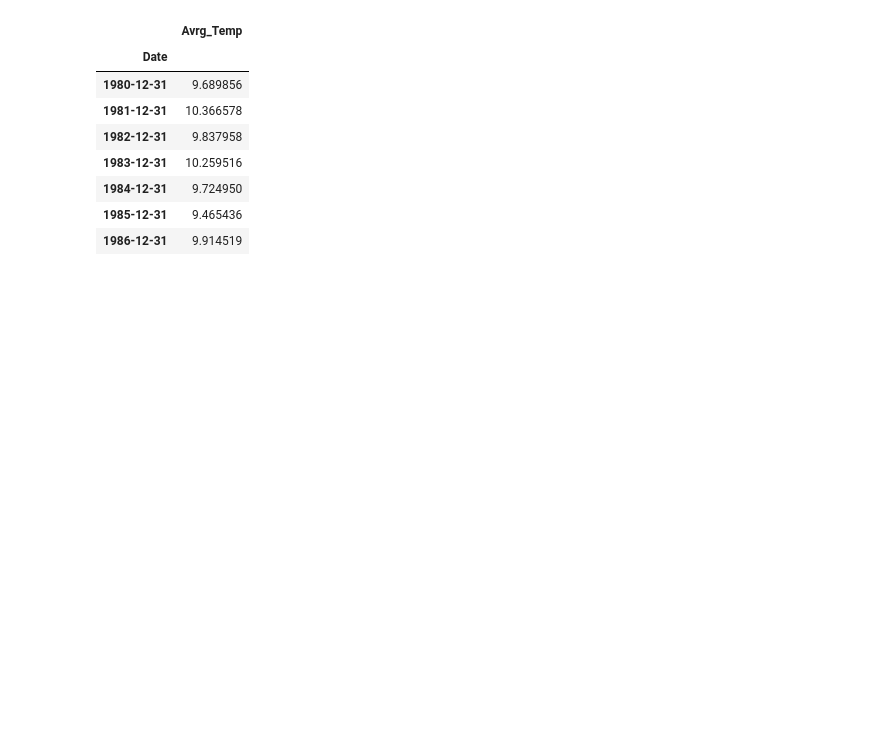
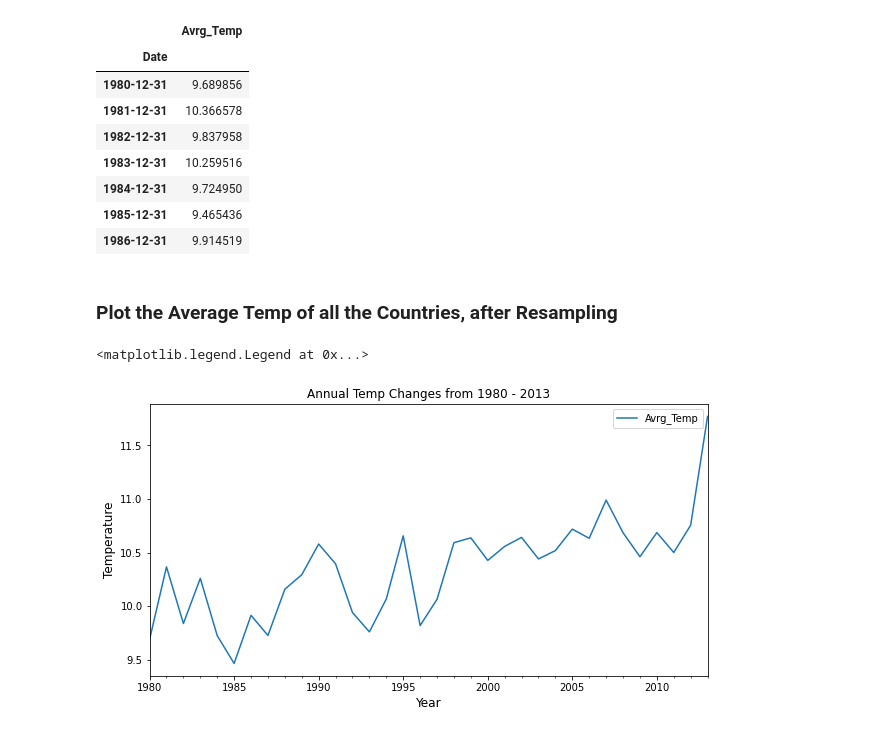
Before and after one commit to OkomoJacob/timeSeriesForecasting, a Jupyter notebook: ClimateGlobal Warming Prediction/timeSeries.ipynb, the cells around one changed output. Drawn from its saved outputs; the diff is of its cells as text; code cells hidden in the pictures; blank space fills up the shorter version.

```diff
--- a/ClimateGlobal Warming Prediction/timeSeries.ipynb
+++ b/ClimateGlobal Warming Prediction/timeSeries.ipynb
@@ -218,3 +218,13 @@ resample_df.head(7)
 | 1984-12-31 | 9.724950 |
 | 1985-12-31 | 9.465436 |
 | 1986-12-31 | 9.914519 |
+# %% [markdown]
+### Plot the Average Temp of all the Countries, after Resampling
+# %%
+resample_df.plot(title = 'Annual Temp Changes from 1980 - 2013', figsize = (10,5))
+plt.xlabel('Year', fontsize = 12)
+plt.ylabel('Temperature', fontsize = 12)
+plt.legend()
+# %% [output]
+<matplotlib.legend.Legend at 0x...>
+[figure, added]
```
Also changed, not shown: parts of 1 cell of this notebook.
